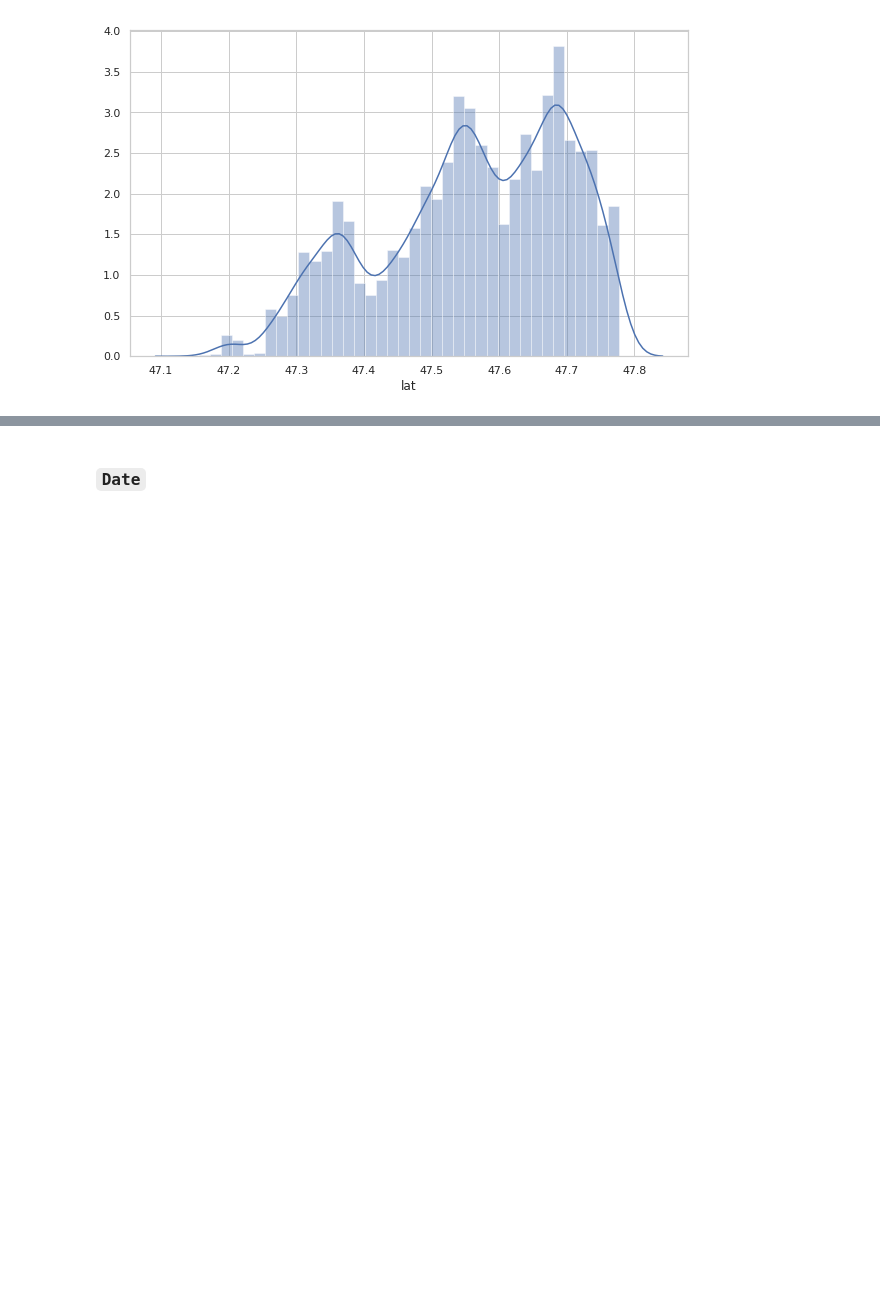
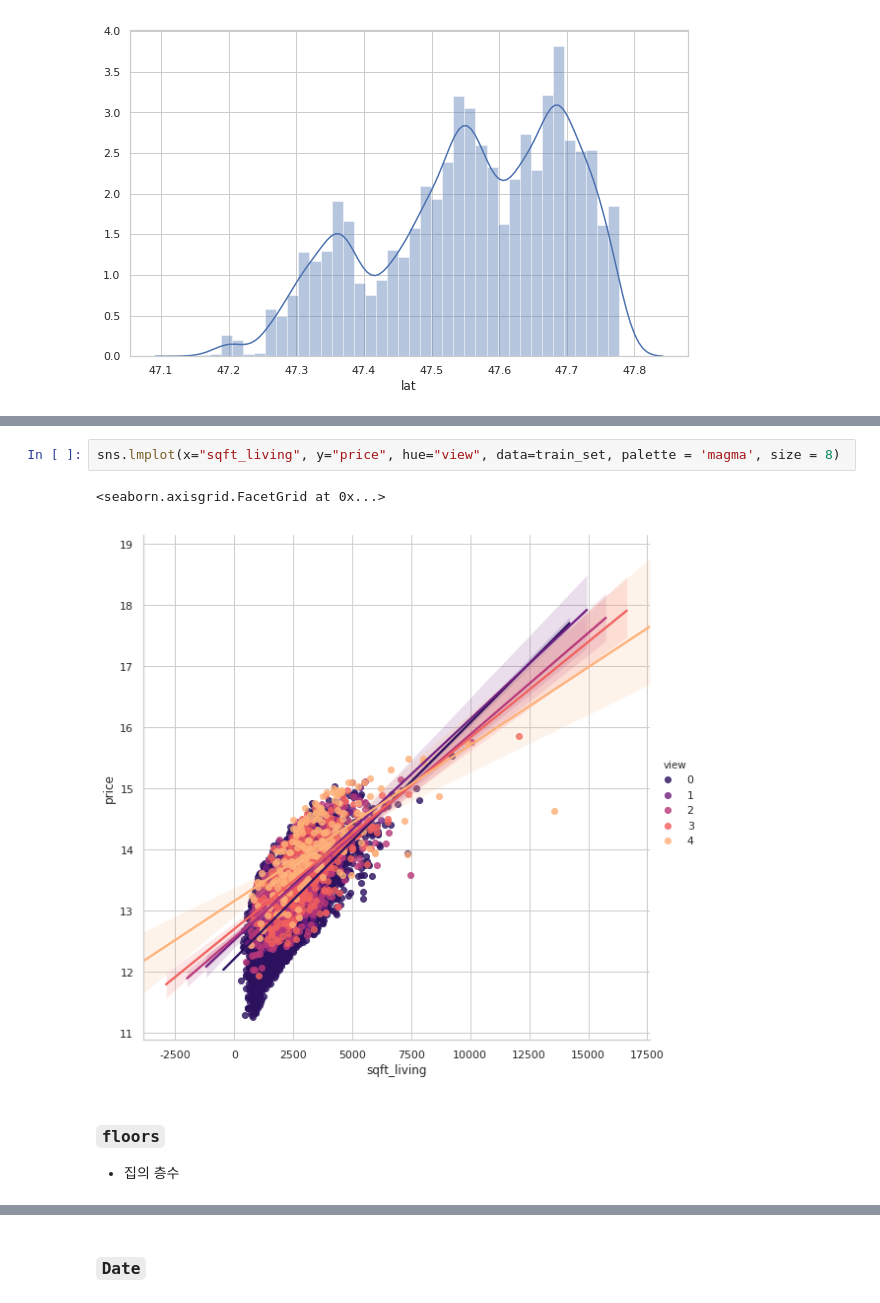
Before and after one commit to EmjayAhn/kaggle_HousePrice, a Jupyter notebook: 01_HousePriceEDA.ipynb, the cells around one changed output, grey strips where cells are left out. Drawn from its saved outputs; the diff is of its cells as text; blank space fills up the shorter version.

```diff
--- a/01_HousePriceEDA.ipynb
+++ b/01_HousePriceEDA.ipynb
@@ -245,0 +279,8 @@ plt.show()
+# %%
+sns.lmplot(x="sqft_living", y="price", hue="view", data=train_set, palette = 'magma', size = 8)
+# %% [output]
+<seaborn.axisgrid.FacetGrid at 0x...>
+[figure, added]
+# %% [markdown]
+### `floors`
+- 집의 층수
```
Also changed, not shown: parts of 15 cells of this notebook.
